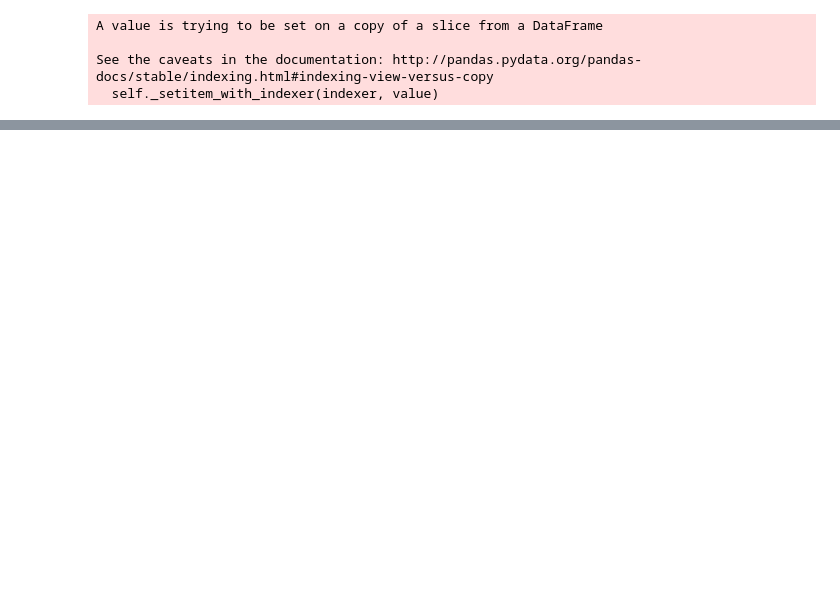
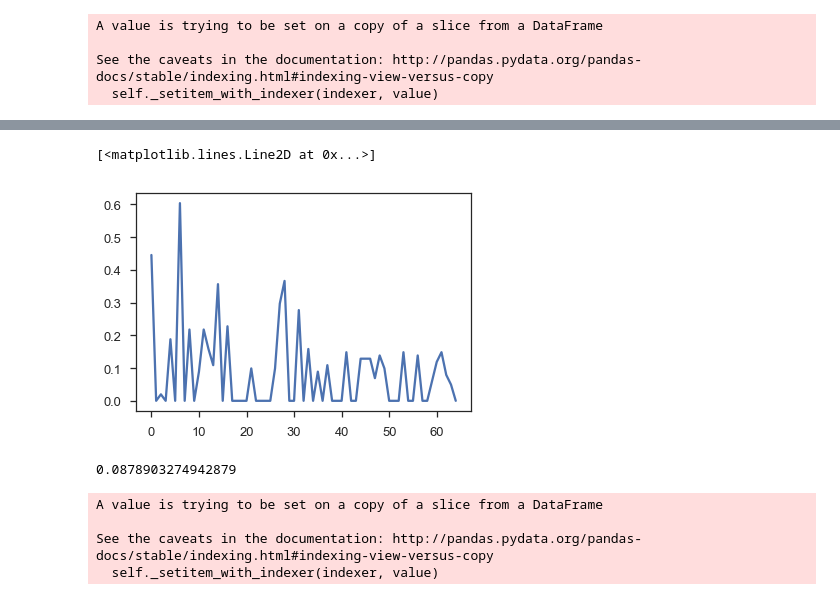
Before and after one commit to jessepisel/criticalandstrategic, a Jupyter notebook: Prediction validation.ipynb, the cells around one changed output, grey strips where cells are left out. Cells and saved outputs as stored; diff of their text form; code cells hidden in the pictures; blank space fills up the shorter version.

```diff
--- a/Prediction validation.ipynb
+++ b/Prediction validation.ipynb
@@ -89 +89,6 @@ See the caveats in the documentation: http://pandas.pydata.org/pandas-docs/stabl
+# %%
+elementAccuracy = []
+
+for element in range(65):
+    elementAccuracy.append(df.iloc[0:,element].values.sum()/101)
 # %%
@@ -93,0 +103,9 @@ plt.plot(accuracyMeasure)
+# %%
+plt.plot(elementAccuracy)
+# %% [output]
+[<matplotlib.lines.Line2D at 0x...>]
+[figure, added]
+# %%
+np.mean(elementAccuracy)
+# %% [output]
+0.0878903274942879
@@ -93,0 +122,23 @@ plt.plot(accuracyMeasure)
+# %%
+df2=pd.DataFrame(columns=val_huc.columns[34:-1])
+df2['Sample_ID'] = val_huc.Sample_ID
+
+for samples in tqdm(range(len(val_huc))):
+    a = val_huc.loc[samples].HUC_12 #select the samples huc
+    formation = val_huc.loc[samples].formation[0:10]
+    for element in range(34,99):
+        ppm = val_huc.columns[element] #select each element in the list
+        try:
+            options = d2[d2['Unit_Name'].str.contains(formation)].HUC_12.values
+            b = np.random.choice(options, np.random.randint(20)) #, np.round(len(options)*0.1).astype(int))
+            if int(a) in b:
+                df2[ppm].iloc[samples]=1 #if the actual HUC matches the list of predicted HUC's then we record a 1
+            else:
+                df2[ppm].iloc[samples]=0 #if they don't match we record a 0
+        except:
+            df2[ppm].iloc[samples]=0
+# %% [output]
+A value is trying to be set on a copy of a slice from a DataFrame
+
+See the caveats in the documentation: http://pandas.pydata.org/pandas-docs/stable/indexing.html#indexing-view-versus-copy
+  self._setitem_with_indexer(indexer, value)
```
Also changed, not shown: parts of 11 cells of this notebook, 2 other files.
